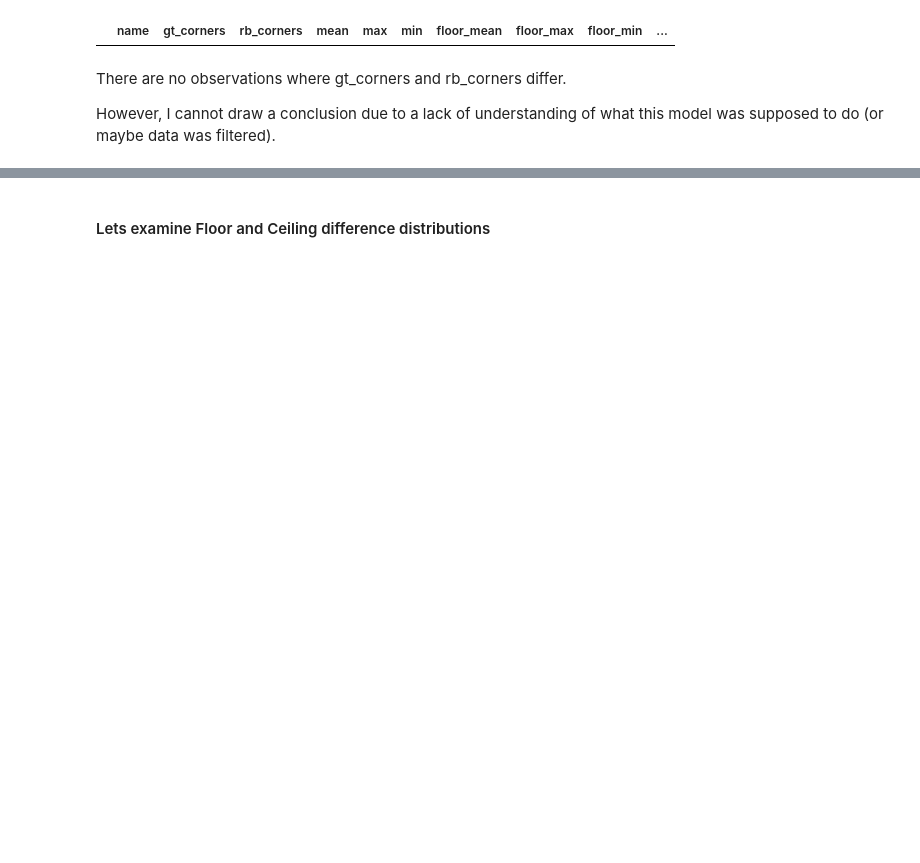
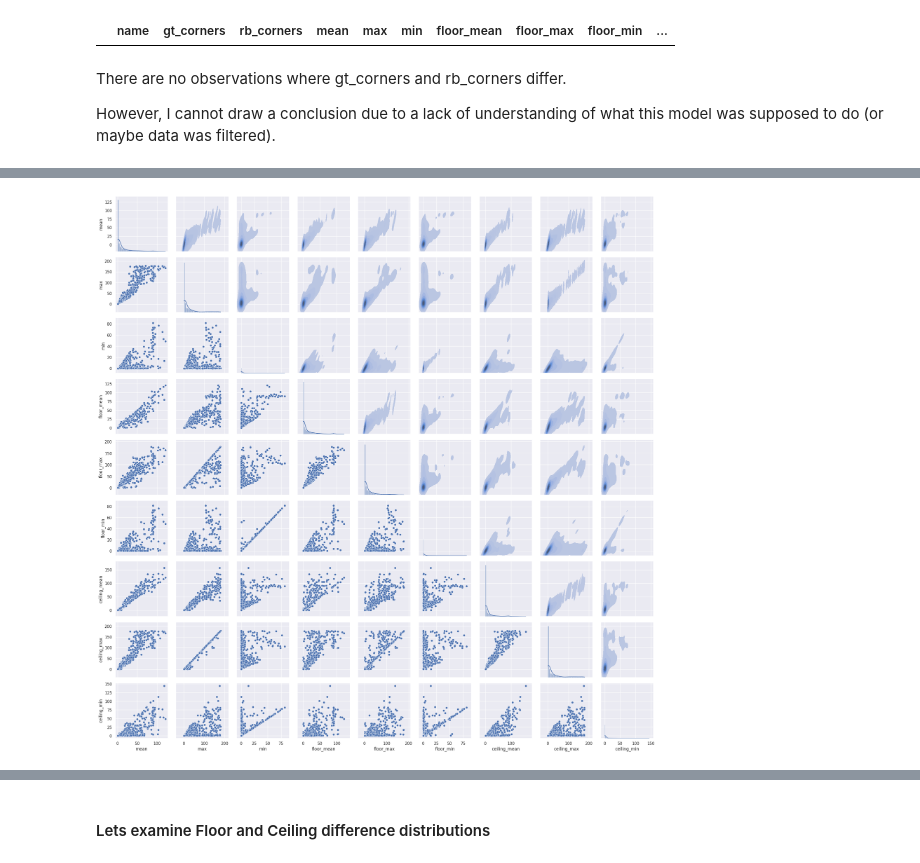
Before and after one commit to angr1it/Docusketch-test, a Jupyter notebook: Notebook.ipynb, the cells around one changed output, grey strips where cells are left out. Saved outputs shown, nothing was run; the diff lists cells and outputs as text; code cells hidden in the pictures; blank space fills up the shorter version.

```diff
--- a/Notebook.ipynb
+++ b/Notebook.ipynb
@@ -30,0 +37,4 @@ However, I cannot draw a conclusion due to a lack of understanding of what this
+# %%
+provider.get_grid();
+# %% [output]
+[figure, added]
```
Also changed, not shown: parts of 12 cells of this notebook, 3 other files.
